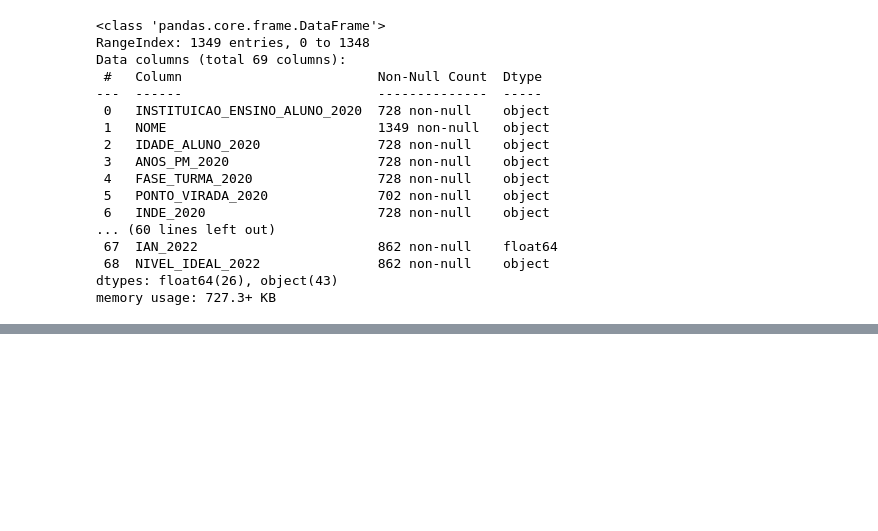
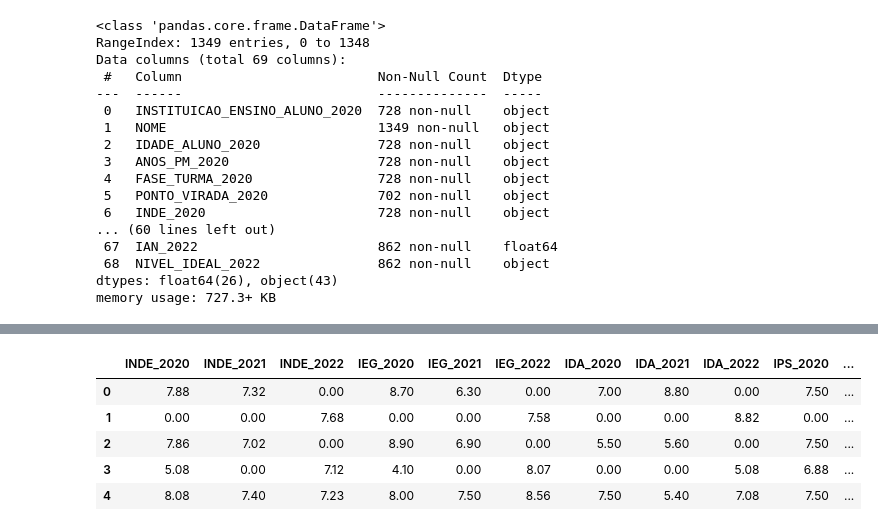
Before and after one commit to camimq/datathonFiap, a Jupyter notebook: main_analysis.ipynb, the cells around one changed output, grey strips where cells are left out. Cells and saved outputs as stored; diff of their text form; code cells hidden in the pictures; blank space fills up the shorter version.

```diff
--- a/main_analysis.ipynb
+++ b/main_analysis.ipynb
@@ -83,0 +282,5 @@ memory usage: 727.3+ KB
+# %%
+# INDE_2020, INDE_2021, INDE_2022, IEG_2020, IEG_2021, IEG_2022, IDA_2020, IDA_2021, IDA_2022, IPS_2020, IPS_2021, IPS_2022, IPP_2020, IPP_2021, IPP_2022, IAA_2020, IAA_2021, IAA_2022, IPV_2020, IPV_2021, IPV_2022, NOTA_PORT_2022, NOTA_MAT_2022,NOTA_ING_2022
+colunas_numericas_na = ['INDE_2020', 'INDE_2021', 'INDE_2022', 'IEG_2020', 'IEG_2021', 'IEG_2022', 'IDA_2020', 'IDA_2021', 'IDA_2022', 'IPS_2020', 'IPS_2021', 'IPS_2022', 'IPP_2020', 'IPP_2021', 'IPP_2022', 'IAA_2020', 'IAA_2021', 'IAA_2022', 'IPV_2020', 'IPV_2021', 'IPV_2022', 'NOTA_PORT_2022', 'NOTA_MAT_2022','NOTA_ING_2022']
+
+df_dados_selecionados[colunas_numericas_na] = df_dados_selecionados[colunas_numericas_na].fillna(0)
@@ -83,0 +293,9 @@ memory usage: 727.3+ KB
+# %%
+df_dados_selecionados.head()
+# %% [output]
+|  | INDE_2020 | INDE_2021 | INDE_2022 | IEG_2020 | IEG_2021 | IEG_2022 | IDA_2020 | IDA_2021 | IDA_2022 | IPS_2020 | ... |
+| 0 | 7.88 | 7.32 | 0.00 | 8.70 | 6.30 | 0.00 | 7.00 | 8.80 | 0.00 | 7.50 | ... |
+| 1 | 0.00 | 0.00 | 7.68 | 0.00 | 0.00 | 7.58 | 0.00 | 0.00 | 8.82 | 0.00 | ... |
+| 2 | 7.86 | 7.02 | 0.00 | 8.90 | 6.90 | 0.00 | 5.50 | 5.60 | 0.00 | 7.50 | ... |
+| 3 | 5.08 | 0.00 | 7.12 | 4.10 | 0.00 | 8.07 | 0.00 | 0.00 | 5.08 | 6.88 | ... |
+| 4 | 8.08 | 7.40 | 7.23 | 8.00 | 7.50 | 8.56 | 7.50 | 5.40 | 7.08 | 7.50 | ... |
```
Also changed, not shown: parts of 28 cells of this notebook.
